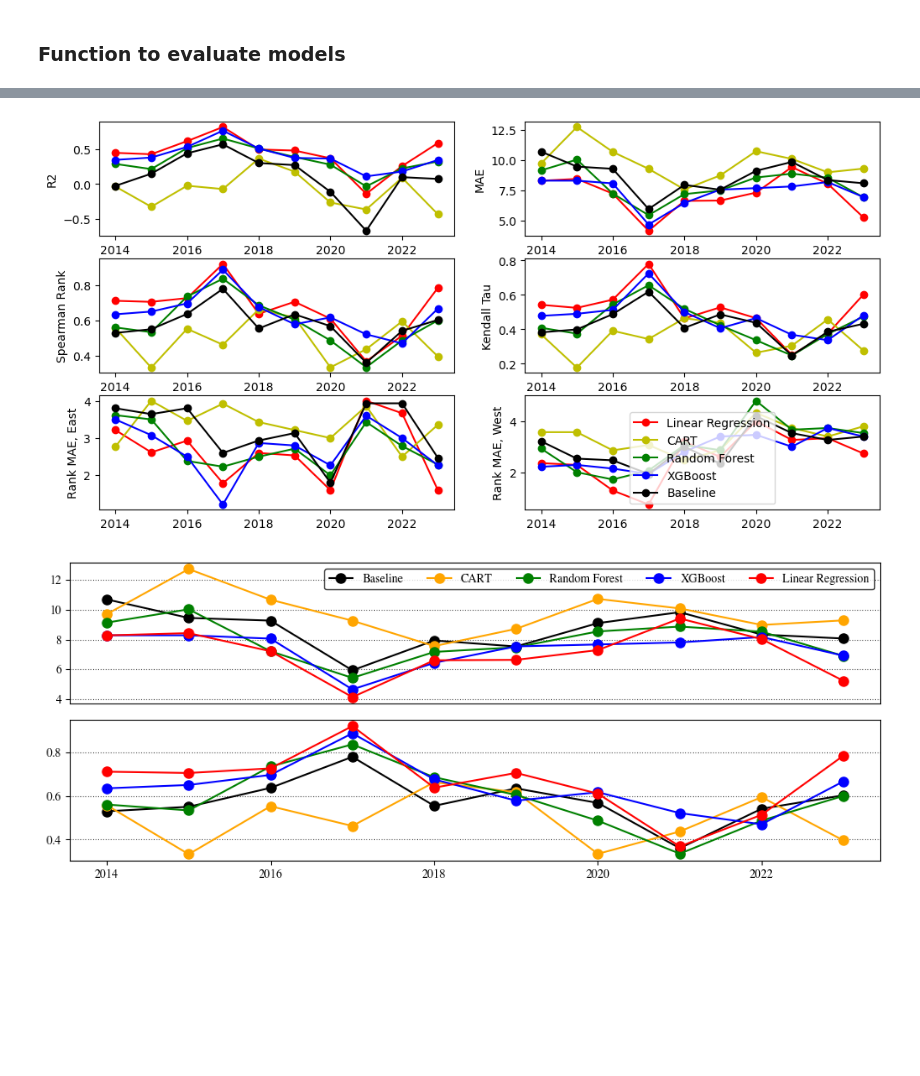
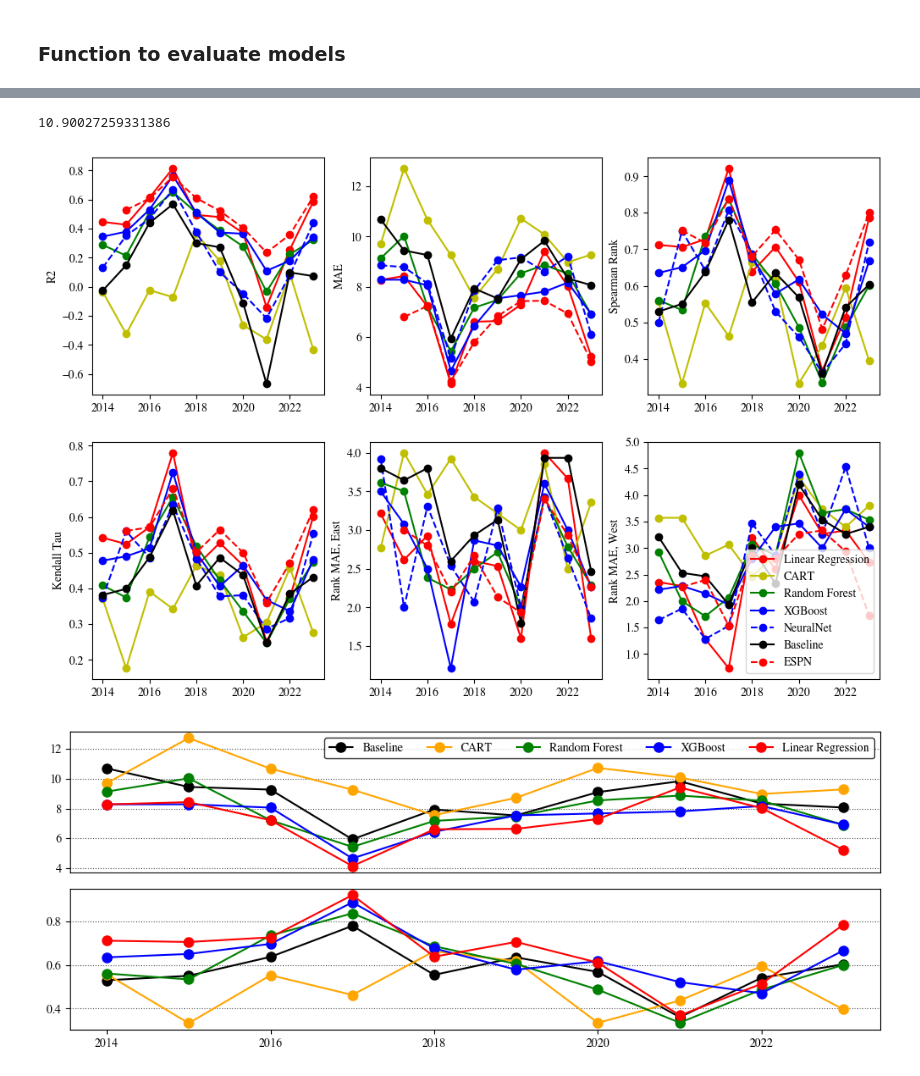
Before and after one commit to martinbog19/balling-on-the-edge, a Jupyter notebook: model_scoring.ipynb, the cells around one changed output, grey strips where cells are left out. Drawn from its saved outputs; the diff is of its cells as text; code cells hidden in the pictures; blank space fills up the shorter version.

```diff
--- a/model_scoring.ipynb
+++ b/model_scoring.ipynb
@@ -57,13 +65,14 @@ def evaluate_model(path, years) :
     res['Real'] = round(res['Real'])
     confs = pd.read_csv('data/conferences_2014-2023.csv')
     res = res.merge(confs, on = ['Year', 'Tm'], how = 'left')
-    avg = [r2_score(res['Real'], res['Pred']), np.abs(res['Pred'] - res['Real']).mean()]
+    avg = [r2_score(res['Real'], res['Pred']), np.abs(res['Pred'] - res['Real']).mean(), np.sqrt((res['Pred'] - res['Real']) ** 2).mean()]
 
-    metrics = np.zeros((len(years), 6))
+    metrics = np.zeros((len(years), 7))
     for i, year in enumerate(years) :
         res_yr = res.copy().groupby('Year').get_group(year)
         mae = np.abs(res_yr['Pred'] - res_yr['Real']).mean()
         r2 = r2_score(res_yr['Real'], res_yr['Pred'])
+        rmse = np.sqrt((res_yr['Pred'] - res_yr['Real']) ** 2).mean()
 
         spmr, _ = spearmanr(res_yr['Real'], res_yr['Pred'])
         ktau, _ = kendalltau(res_yr['Real'], res_yr['Pred'])
@@ -80,15 +89,18 @@ def evaluate_model(path, years) :
         rank_mae_east = np.abs(res_yr_east['PredRank'] - res_yr_east['Rank']).mean()
         rank_mae_west = np.abs(res_yr_west['PredRank'] - res_yr_west['Rank']).mean()
 
-        metrics[i, :] = np.array([r2, mae, spmr, ktau, rank_mae_east, rank_mae_west])
-    avg = avg + metrics[:,2:].mean(axis = 0).tolist()
+        metrics[i, :] = np.array([r2, mae, rmse, spmr, ktau, rank_mae_east, rank_mae_west])
+    avg = avg + metrics[:,3:].mean(axis = 0).tolist()
 
     return metrics, np.array(avg)
 # %%
 years = np.arange(2014, 2024)
+eyears = np.arange(2015, 2024)
 # %%
 res_lr, avg_lr = evaluate_model('data/pred_test_LR.csv', years)
 res_rf, avg_rf = evaluate_model('data/pred_test_RF.csv', years)
 res_xgb, avg_xgb = evaluate_model('data/pred_test_XGB.csv', years)
 res_cart, avg_cart = evaluate_model('data/pred_test_CART.csv', years)
+res_nn, avg_nn = evaluate_model('data/pred_test_NN.csv', years)
 res_baseline, avg_baseline = evaluate_model('data/pred_test_baseline.csv', years)
+res_espn, avg_espn = evaluate_model('data/espn.csv', eyears)
@@ -94,0 +136,29 @@ res_baseline, avg_baseline = evaluate_model('data/pred_test_baseline.csv', years
+# %%
+fig, axs = plt.subplots(2, 1, figsize = (6, 3))
+axs[0].bar(metrics.index, metrics['MAE'], color = metrics['colors'], edgecolor = 'k')
+axs[0].set_xlim([-0.5, 6.5])
+axs[0].set_ylim([0, 11])
+axs[0].set_yticks([0, 5, 10], [0, 5, 10])
+axs[0].set_ylabel('MAE', size = 16)
+axs[0].grid(axis = 'y', linestyle = ':', color = 'k')
+axs[0].set_xticks([])
+axs[0].tick_params(labelsize = 14, axis = 'both')
+
+axs[1].bar(metrics.index, metrics['SpearmanR'], color = metrics['colors'], edgecolor = 'k')
+axs[1].set_xlim([-0.5, 6.5])
+axs[1].set_ylim([0.3, 0.8])
+axs[1].set_yticks([0.3, 0.5, 0.7], [0.3, 0.5, 0.7])
+axs[1].set_ylabel(r"Spearman's $\rho$", size = 16)
+axs[1].grid(axis = 'y', linestyle = ':', color = 'k')
+axs[1].tick_params(labelsize = 14, axis = 'both')
+
+axs[0].spines['left'].set_color('w')
+axs[0].spines['right'].set_color('w')
+axs[1].spines['left'].set_color('w')
+axs[1].spines['right'].set_color('w')
+
+axs[1].tick_params(axis = 'x', size = 0)
+
+plt.tight_layout(h_pad = 0)
+plt.savefig('figures/mae_spearmanrho_models.jpeg', dpi = 400)
+plt.show()
@@ -95,18 +167,24 @@ res_baseline, avg_baseline = evaluate_model('data/pred_test_baseline.csv', years
+# %%
+(avg_lr[1] - avg_espn[1]) / avg_espn[1] * 100
+# %% [output]
+10.90027259331386
 # %%
-fig, axs = plt.subplots(3, 2, figsize = (12, 6)); axs = axs.flatten()
+fig, axs = plt.subplots(2, 3, figsize = (12, 8)); axs = axs.flatten()
 
 for j, (ax, ttl) in enumerate(zip(axs, ['R2', 'MAE', 'Spearman Rank', 'Kendall Tau', 'Rank MAE, East', 'Rank MAE, West'])) :
     ax.plot(years, res_lr[:,j], 'r-o', label = 'Linear Regression')
     ax.plot(years, res_cart[:,j], 'y-o', label = 'CART')
     ax.plot(years, res_rf[:,j], 'g-o', label = 'Random Forest')
     ax.plot(years, res_xgb[:,j], 'b-o', label = 'XGBoost')
+    ax.plot(years, res_nn[:,j], 'b--o', label = 'NeuralNet')
     ax.plot(years, res_baseline[:,j], 'k-o', label = 'Baseline')
+    ax.plot(eyears, res_espn[:,j], 'r--o', label = 'ESPN')
     ax.set_ylabel(ttl)
 
 plt.legend()
 plt.show()
 # %% [output]
-[figure, old version]
+[figure, new version]
 # %%
 fig, axs = plt.subplots(2, 1, figsize = (10, 4))
 
```
Also changed, not shown: parts of 4 cells of this notebook.
